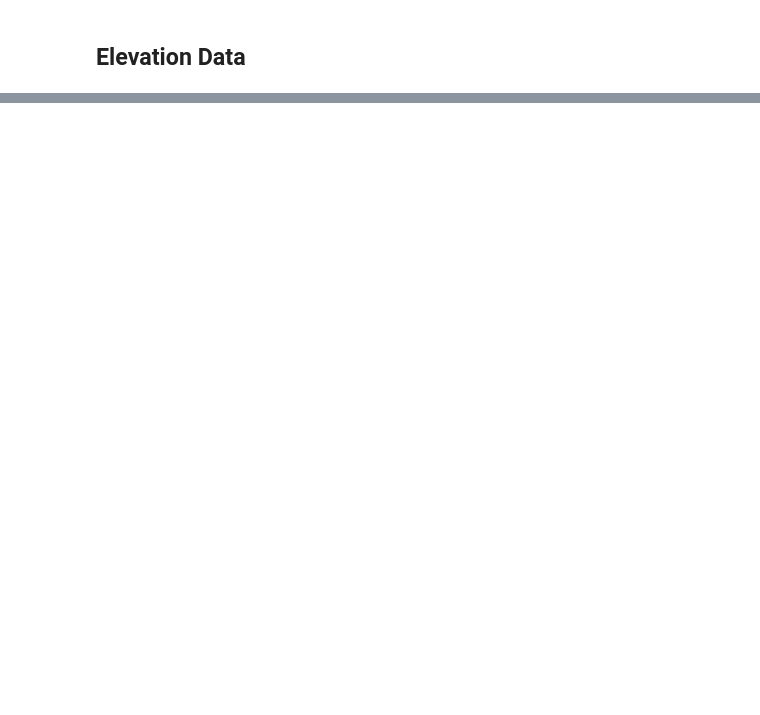
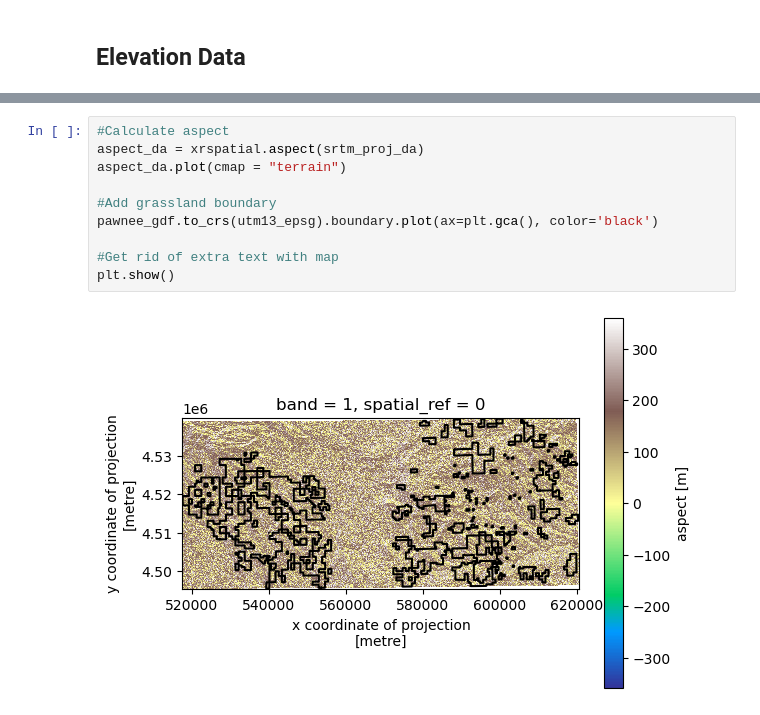
Before and after one commit to akpost21/Habitat-Suitability, a Jupyter notebook: habitat_suitability_workflow.ipynb, the cells around one changed output, grey strips where cells are left out. Drawn from its saved outputs; the diff is of its cells as text; blank space fills up the shorter version.

```diff
--- a/habitat_suitability_workflow.ipynb
+++ b/habitat_suitability_workflow.ipynb
@@ -555,0 +655,12 @@ maca_df
+# %%
+#Calculate aspect
+aspect_da = xrspatial.aspect(srtm_proj_da)
+aspect_da.plot(cmap = "terrain")
+
+#Add grassland boundary
+pawnee_gdf.to_crs(utm13_epsg).boundary.plot(ax=plt.gca(), color='black')
+
+#Get rid of extra text with map
+plt.show()
+# %% [output]
+[figure, added]
```
Also changed, not shown: parts of 18 cells of this notebook.
